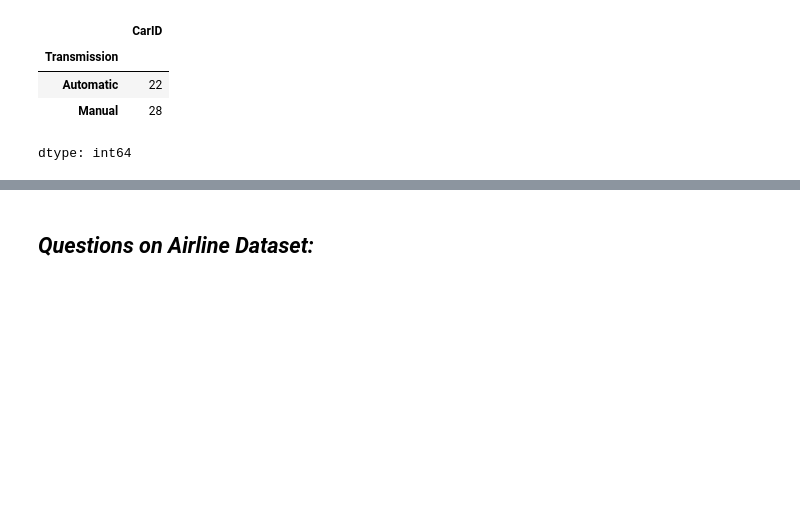
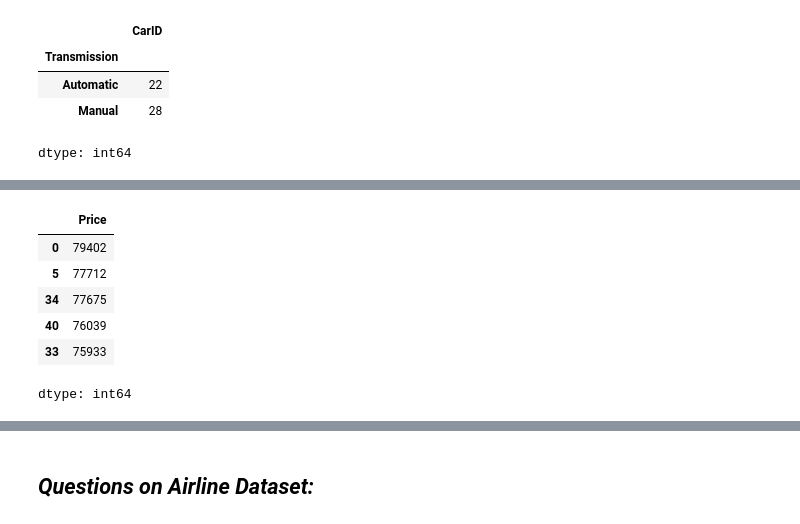
Before and after one commit to vaishnaviPatil1111/Python, a Jupyter notebook: Python_Pandas.ipynb, the cells around one changed output, grey strips where cells are left out. Drawn from its saved outputs; the diff is of its cells as text; code cells hidden in the pictures; blank space fills up the shorter version.

```diff
--- a/Python_Pandas.ipynb
+++ b/Python_Pandas.ipynb
@@ -1067,4 +1116,13 @@ dtype: int64
 # %%
 #36.	Find the top 5 most expensive cars.
+df1['Price'].sort_values(ascending=False).head(5)
+# %% [output]
+|  | Price |
+| 0 | 79402 |
+| 5 | 77712 |
+| 34 | 77675 |
+| 40 | 76039 |
+| 33 | 75933 |
+dtype: int64
 # %%
 #37.	Find the bottom 5 cheapest cars.
```
Also changed, not shown: parts of 16 cells of this notebook.
